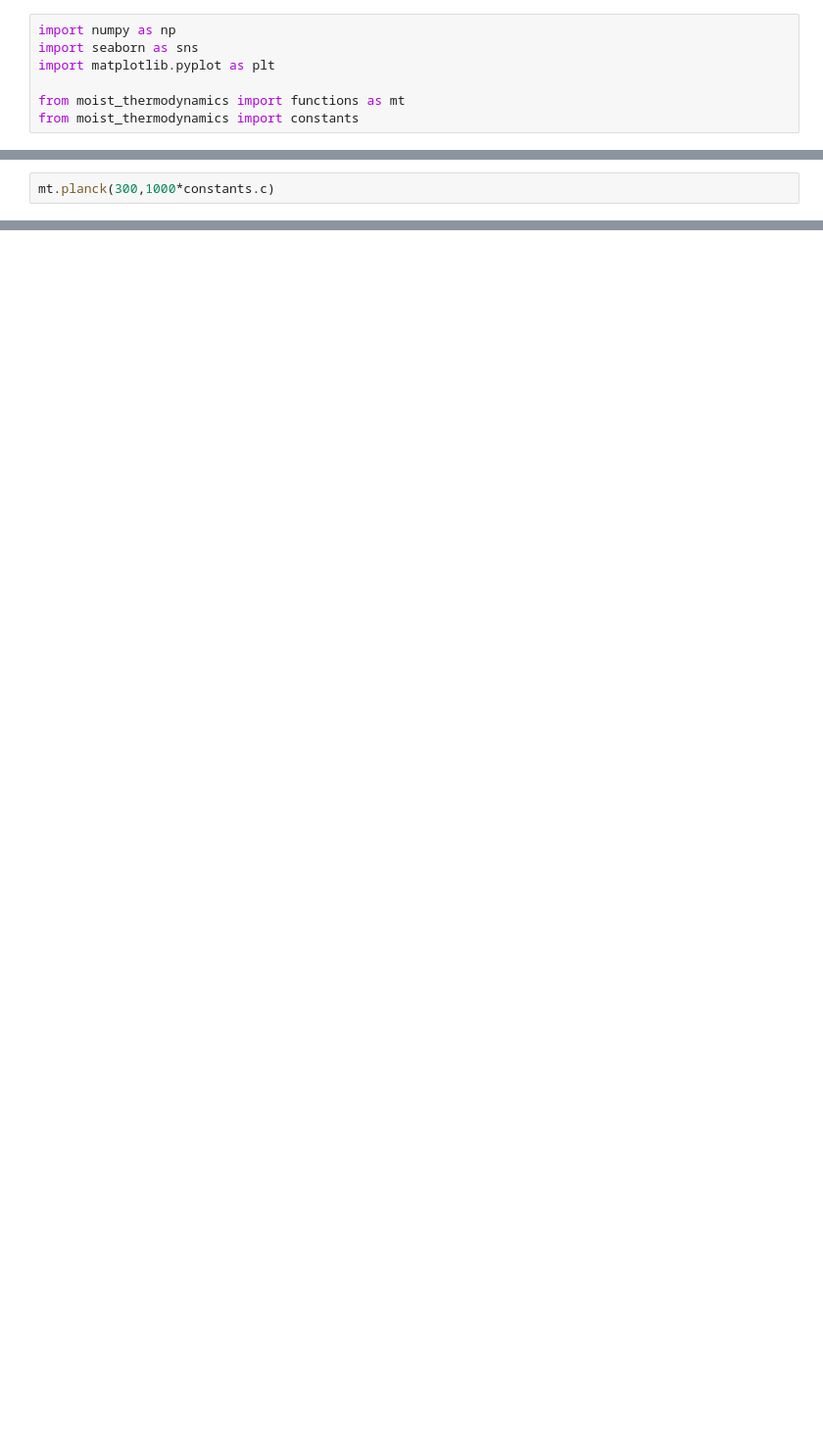
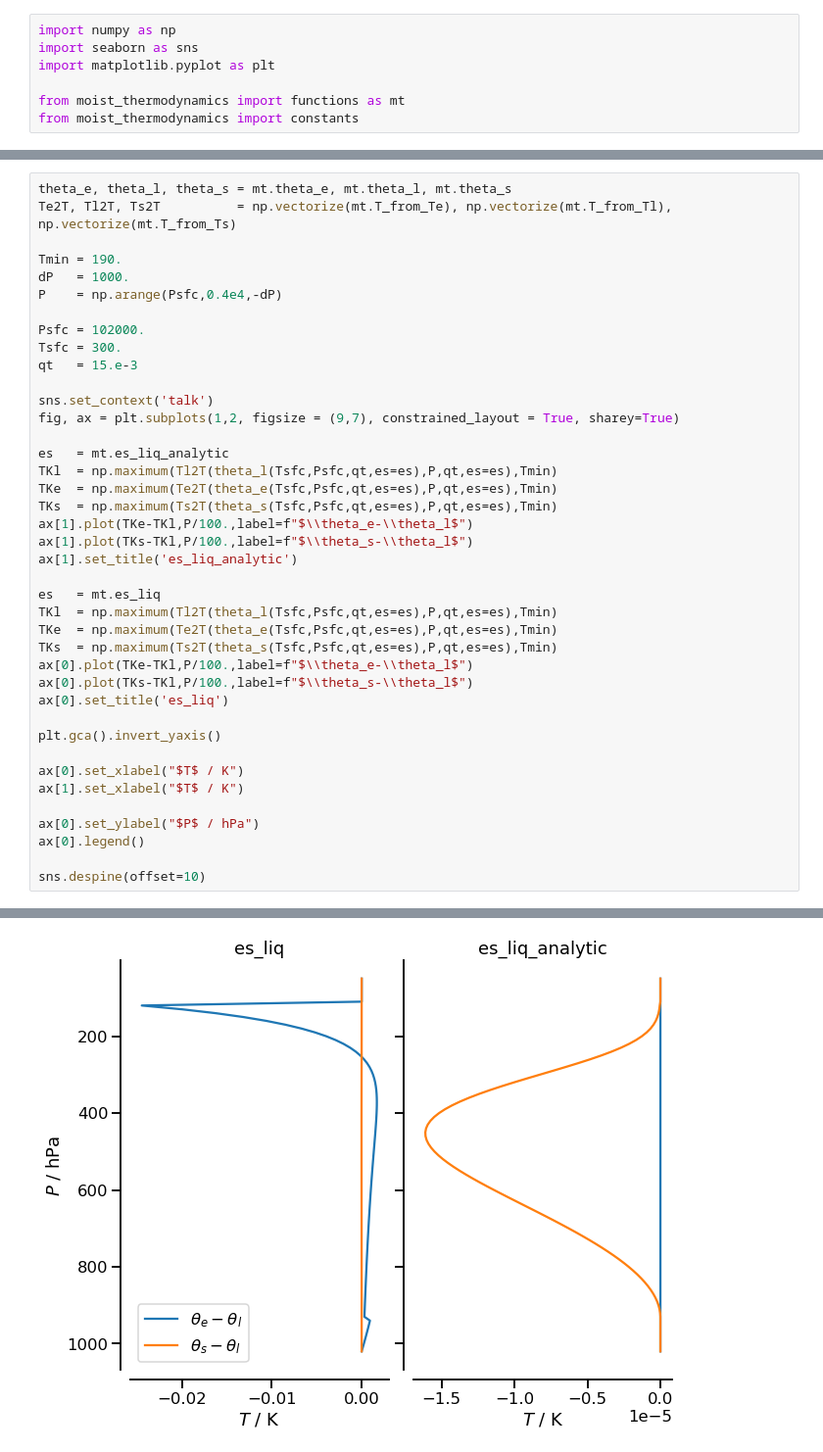
Before and after one commit to mpimet/moist_thermodynamics, a Jupyter notebook: moist_thermodynamics/examples.ipynb, the cells around one changed output, grey strips where cells are left out. Shown at 98% size. Drawn from its saved outputs; the diff is of its cells as text; blank space fills up the shorter version.

```diff
--- a/moist_thermodynamics/examples.ipynb
+++ b/moist_thermodynamics/examples.ipynb
@@ -45,3 +59,41 @@ sns.despine(offset=10)
 # %%
-mt.planck(300,1000*constants.c)
+theta_e, theta_l, theta_s = mt.theta_e, mt.theta_l, mt.theta_s
+Te2T, Tl2T, Ts2T          = np.vectorize(mt.T_from_Te), np.vectorize(mt.T_from_Tl), np.vectorize(mt.T_from_Ts)
+
+Tmin = 190.
+dP   = 1000.
+P    = np.arange(Psfc,0.4e4,-dP)
+
+Psfc = 102000.
+Tsfc = 300.
+qt   = 15.e-3
+
+sns.set_context('talk')
+fig, ax = plt.subplots(1,2, figsize = (9,7), constrained_layout = True, sharey=True)
+
+es   = mt.es_liq_analytic
+TKl  = np.maximum(Tl2T(theta_l(Tsfc,Psfc,qt,es=es),P,qt,es=es),Tmin)
+TKe  = np.maximum(Te2T(theta_e(Tsfc,Psfc,qt,es=es),P,qt,es=es),Tmin)
+TKs  = np.maximum(Ts2T(theta_s(Tsfc,Psfc,qt,es=es),P,qt,es=es),Tmin)
+ax[1].plot(TKe-TKl,P/100.,label=f"$\\theta_e-\\theta_l$")
+ax[1].plot(TKs-TKl,P/100.,label=f"$\\theta_s-\\theta_l$")
+ax[1].set_title('es_liq_analytic')
+
+es   = mt.es_liq
+TKl  = np.maximum(Tl2T(theta_l(Tsfc,Psfc,qt,es=es),P,qt,es=es),Tmin)
+TKe  = np.maximum(Te2T(theta_e(Tsfc,Psfc,qt,es=es),P,qt,es=es),Tmin)
+TKs  = np.maximum(Ts2T(theta_s(Tsfc,Psfc,qt,es=es),P,qt,es=es),Tmin)
+ax[0].plot(TKe-TKl,P/100.,label=f"$\\theta_e-\\theta_l$")
+ax[0].plot(TKs-TKl,P/100.,label=f"$\\theta_s-\\theta_l$")
+ax[0].set_title('es_liq')
+
+plt.gca().invert_yaxis()
+
+ax[0].set_xlabel("$T$ / K")
+ax[1].set_xlabel("$T$ / K")
+
+ax[0].set_ylabel("$P$ / hPa")
+ax[0].legend()
+
+sns.despine(offset=10)
 # %% [output]
@@ -48,0 +100 @@ mt.planck(300,1000*constants.c)
+[figure, added]
```
Also changed, not shown: parts of 7 cells of this notebook, 6 other files.
